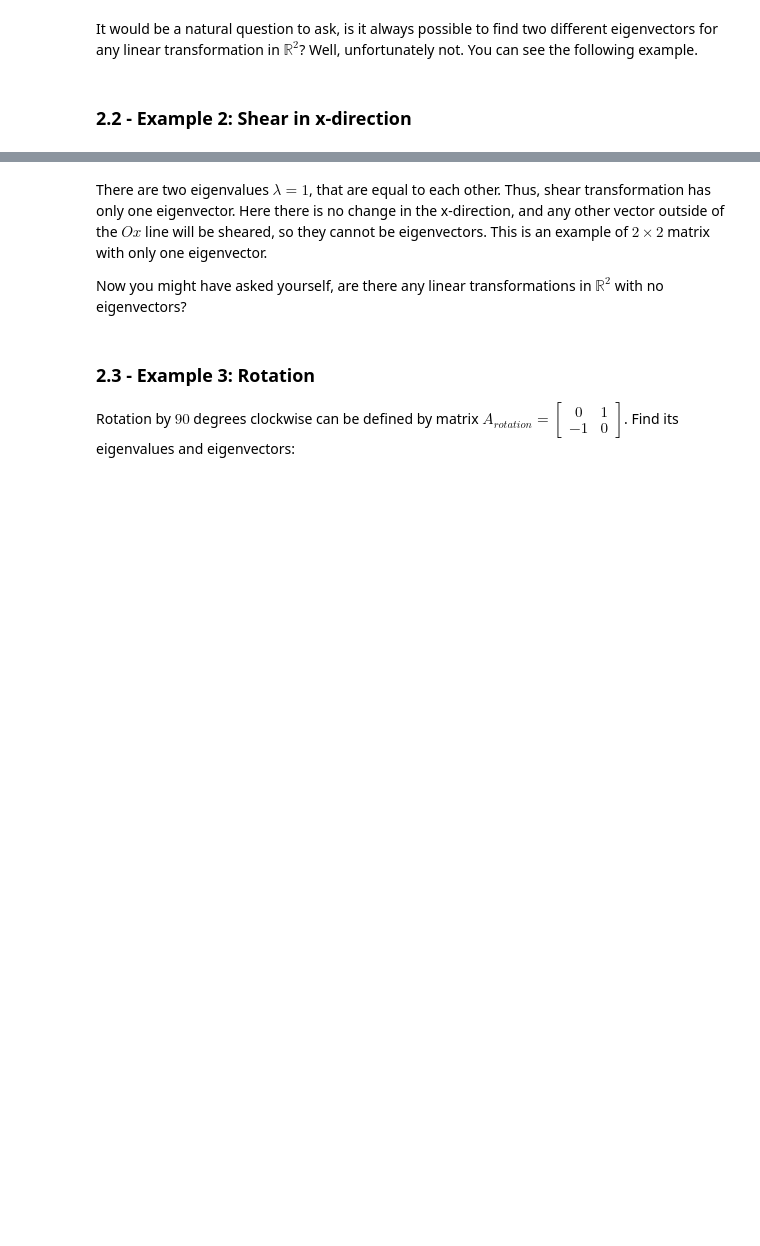
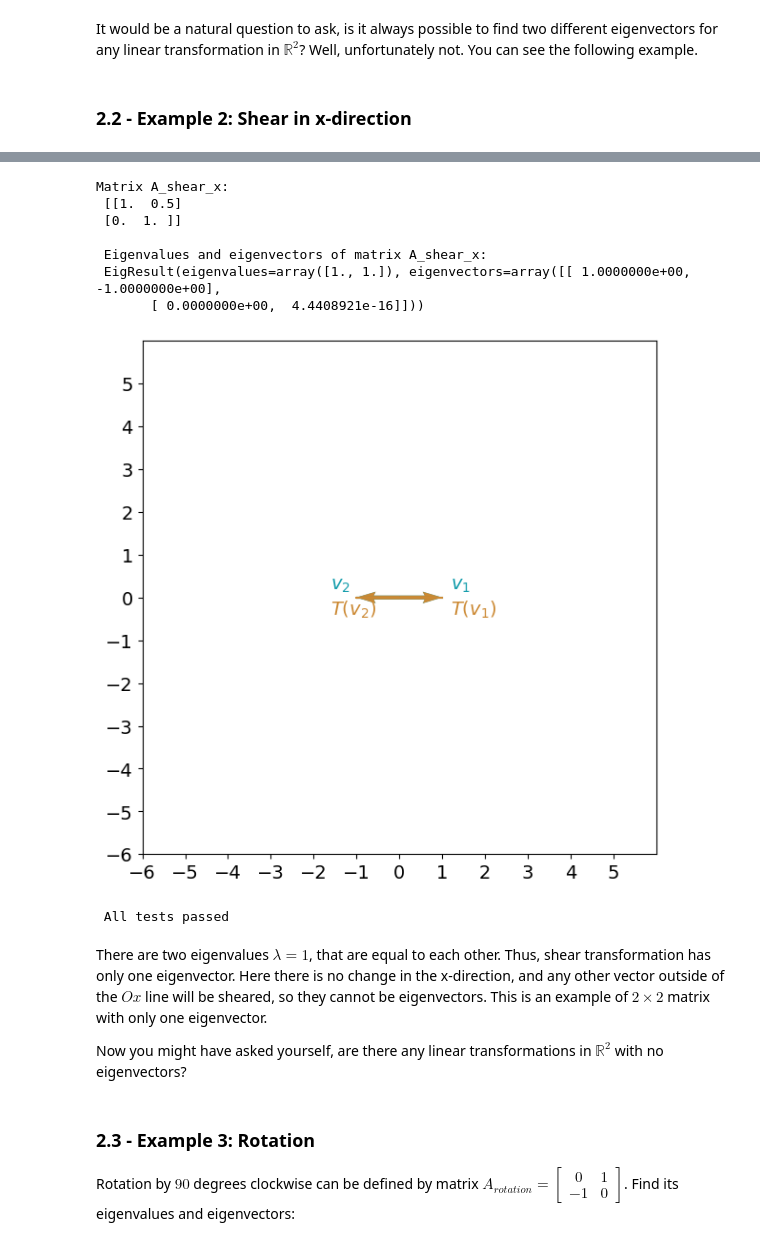
Before and after one commit to hugosouto/coursera-math-for-ml-and-ds-specialization, a Jupyter notebook: course-linear-algebra-for-ml-and-ds/W4/C1_W4_Assignment.ipynb, the cells around one changed output, grey strips where cells are left out. Saved outputs shown, nothing was run; the diff lists cells and outputs as text; code cells hidden in the pictures; blank space fills up the shorter version.

```diff
--- a/course-linear-algebra-for-ml-and-ds/W4/C1_W4_Assignment.ipynb
+++ b/course-linear-algebra-for-ml-and-ds/W4/C1_W4_Assignment.ipynb
@@ -160,17 +194,29 @@ Find eigenvalues and eigenvectors of matrix `A_shear_x`. Visualize the transform
 # %%
 ### START CODE HERE ###
 # Define transformation matrix A_shear_x as a numpy array.
-A_shear_x = np.array([[None,None],[None,None]])
+A_shear_x = np.array([[1,0.5],[0,1]])
+
 # Find eigenvalues and eigenvectors of matrix A_shear_x.
-A_shear_x_eig = None
+A_shear_x_eig = np.linalg.eig(A_shear_x)
 ### END CODE HERE ###
 
 print("Matrix A_shear_x:\n", A_shear_x,
       "\n\n Eigenvalues and eigenvectors of matrix A_shear_x:\n", A_shear_x_eig)
 plot_transformation(A_shear_x, A_shear_x_eig[1][:,0], A_shear_x_eig[1][:,1])
+# %% [output]
+Matrix A_shear_x:
+ [[1.  0.5]
+ [0.  1. ]]
+
+ Eigenvalues and eigenvectors of matrix A_shear_x:
+ EigResult(eigenvalues=array([1., 1.]), eigenvectors=array([[ 1.0000000e+00, -1.0000000e+00],
+       [ 0.0000000e+00,  4.4408921e-16]]))
+[figure, added]
 # %%
 # Test your solution.
 w4_unittest.test_A_shear_x(A_shear_x, A_shear_x_eig)
+# %% [output]
+ All tests passed
 # %% [markdown]
 There are two eigenvalues $\lambda  =1$, that are equal to each other. Thus, shear transformation has only one eigenvector. Here there is no change in the x-direction, and any other vector outside of the $Ox$ line will be sheared, so they cannot be eigenvectors. This is an example of $2 \times 2$ matrix with only one eigenvector.
 
```
Also changed, not shown: parts of 21 cells of this notebook.
